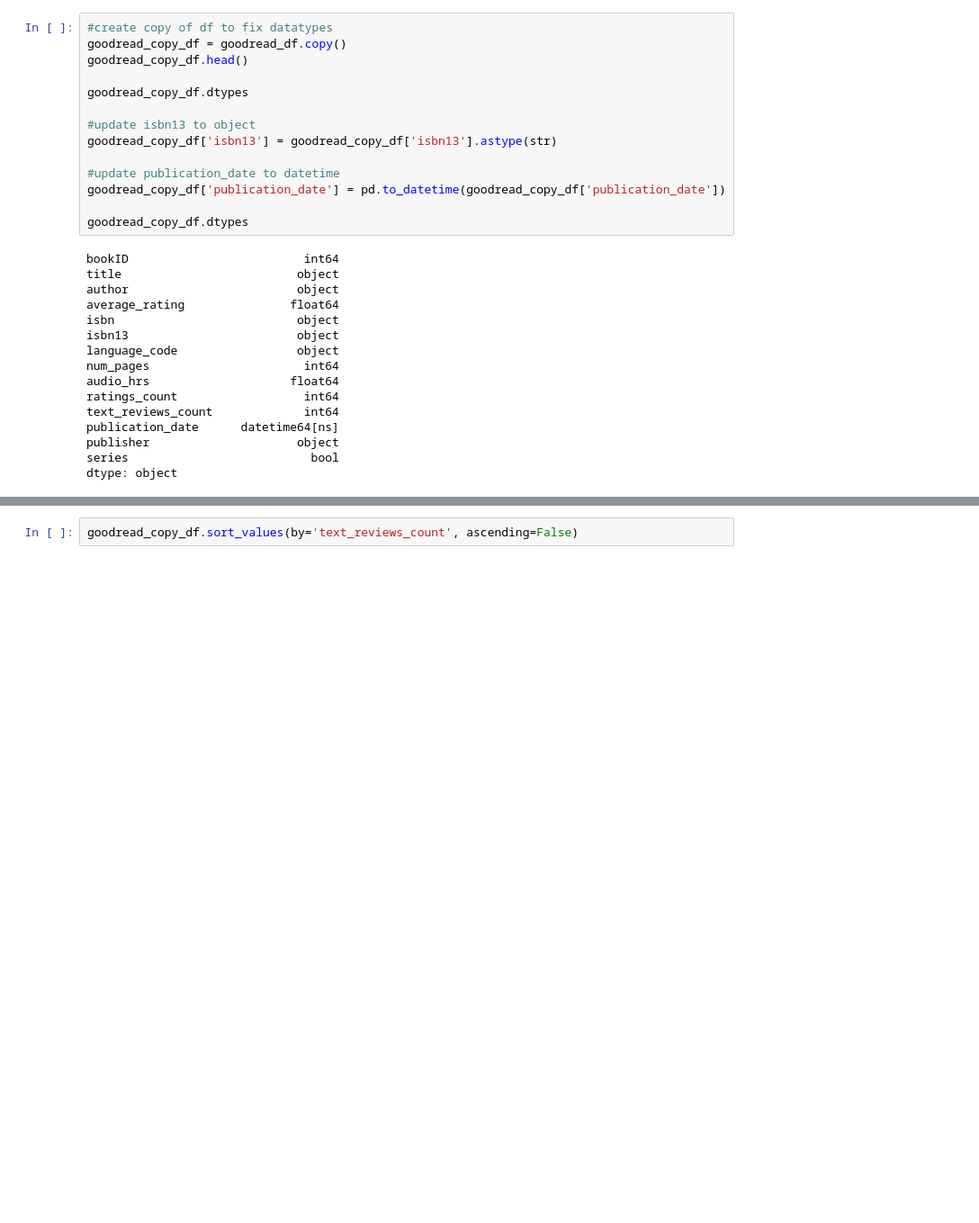
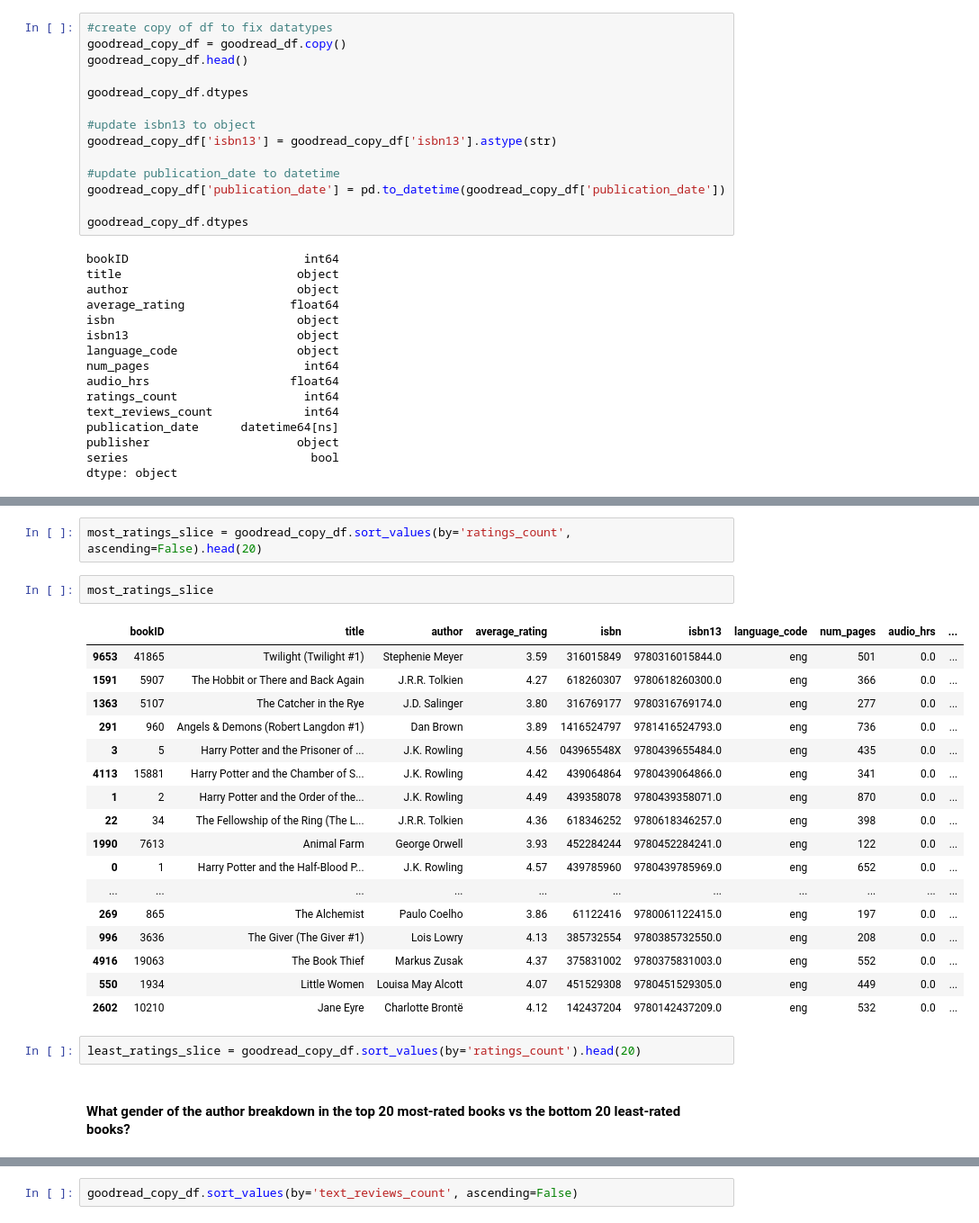
Before and after one commit to jfrankbryant/data-science-blog-post, a Jupyter notebook: DataScienceBlogPost-DataAnalysis.ipynb, the cells around one changed output, grey strips where cells are left out. Shown: that part at 90% size. Drawn from its saved outputs; the diff is of its cells as text; blank space fills up the shorter version.

```diff
--- a/DataScienceBlogPost-DataAnalysis.ipynb
+++ b/DataScienceBlogPost-DataAnalysis.ipynb
@@ -65,0 +84,26 @@ dtype: object
+# %%
+most_ratings_slice = goodread_copy_df.sort_values(by='ratings_count', ascending=False).head(20)
+# %%
+most_ratings_slice
+# %% [output]
+|  | bookID | title | author | average_rating | isbn | isbn13 | language_code | num_pages | audio_hrs | ... |
+| 9653 | 41865 | Twilight (Twilight #1) | Stephenie Meyer | 3.59 | 316015849 | 9780316015844.0 | eng | 501 | 0.0 | ... |
+| 1591 | 5907 | The Hobbit or There and Back Again | J.R.R. Tolkien | 4.27 | 618260307 | 9780618260300.0 | eng | 366 | 0.0 | ... |
+| 1363 | 5107 | The Catcher in the Rye | J.D. Salinger | 3.80 | 316769177 | 9780316769174.0 | eng | 277 | 0.0 | ... |
+| 291 | 960 | Angels & Demons (Robert Langdon #1) | Dan Brown | 3.89 | 1416524797 | 9781416524793.0 | eng | 736 | 0.0 | ... |
+| 3 | 5 | Harry Potter and the Prisoner of ... | J.K. Rowling | 4.56 | 043965548X | 9780439655484.0 | eng | 435 | 0.0 | ... |
+| 4113 | 15881 | Harry Potter and the Chamber of S... | J.K. Rowling | 4.42 | 439064864 | 9780439064866.0 | eng | 341 | 0.0 | ... |
+| 1 | 2 | Harry Potter and the Order of the... | J.K. Rowling | 4.49 | 439358078 | 9780439358071.0 | eng | 870 | 0.0 | ... |
+| 22 | 34 | The Fellowship of the Ring (The L... | J.R.R. Tolkien | 4.36 | 618346252 | 9780618346257.0 | eng | 398 | 0.0 | ... |
+| 1990 | 7613 | Animal Farm | George Orwell | 3.93 | 452284244 | 9780452284241.0 | eng | 122 | 0.0 | ... |
+| 0 | 1 | Harry Potter and the Half-Blood P... | J.K. Rowling | 4.57 | 439785960 | 9780439785969.0 | eng | 652 | 0.0 | ... |
+| ... | ... | ... | ... | ... | ... | ... | ... | ... | ... | ... |
+| 269 | 865 | The Alchemist | Paulo Coelho | 3.86 | 61122416 | 9780061122415.0 | eng | 197 | 0.0 | ... |
+| 996 | 3636 | The Giver (The Giver #1) | Lois Lowry | 4.13 | 385732554 | 9780385732550.0 | eng | 208 | 0.0 | ... |
+| 4916 | 19063 | The Book Thief | Markus Zusak | 4.37 | 375831002 | 9780375831003.0 | eng | 552 | 0.0 | ... |
+| 550 | 1934 | Little Women | Louisa May Alcott | 4.07 | 451529308 | 9780451529305.0 | eng | 449 | 0.0 | ... |
+| 2602 | 10210 | Jane Eyre | Charlotte Brontë | 4.12 | 142437204 | 9780142437209.0 | eng | 532 | 0.0 | ... |
+# %%
+least_ratings_slice = goodread_copy_df.sort_values(by='ratings_count').head(20)
+# %% [markdown]
+#### What gender of the author breakdown in the top 20 most-rated books vs the bottom 20 least-rated books?
```
Also changed, not shown: parts of 28 cells of this notebook.
